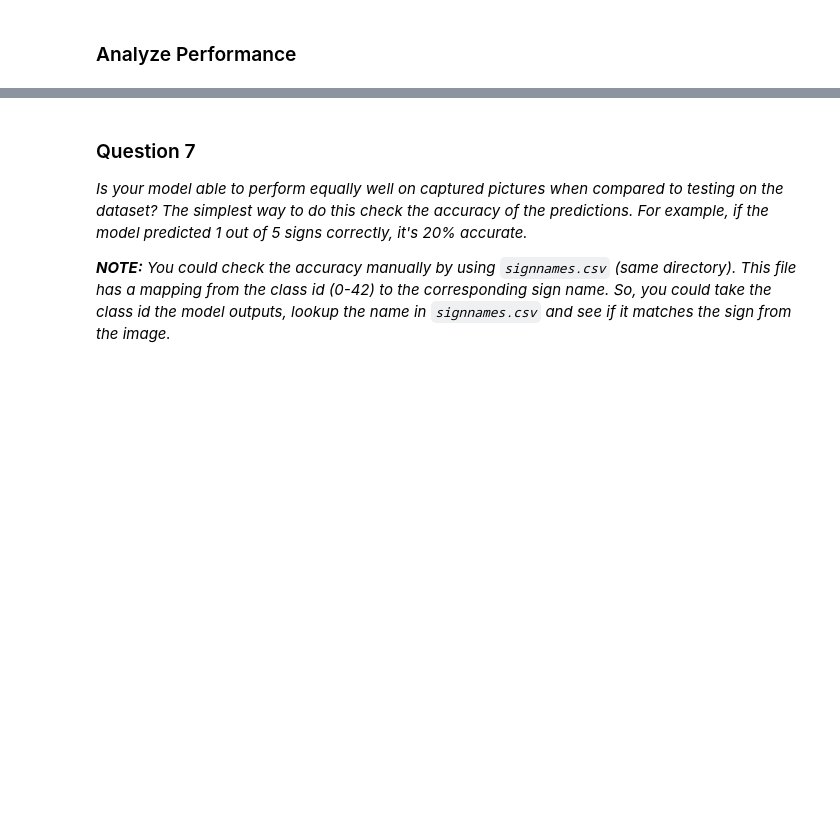
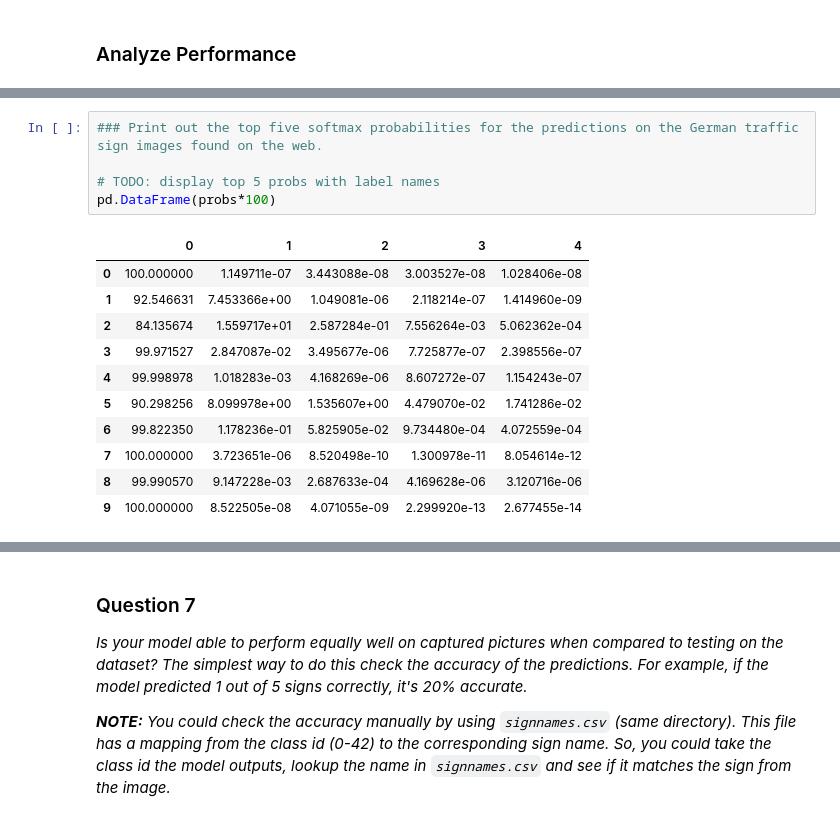
Before and after one commit to kcbighuge/CarND-Traffic-Sign-Classifier-Project-P2, a Jupyter notebook: Traffic_Sign_Classifier_v1.ipynb, the cells around one changed output, grey strips where cells are left out. Saved outputs shown, nothing was run; the diff lists cells and outputs as text; blank space fills up the shorter version.

```diff
--- a/Traffic_Sign_Classifier_v1.ipynb
+++ b/Traffic_Sign_Classifier_v1.ipynb
@@ -905 +911,18 @@ Many are bright or dark. Background image content/noise.
+# %%
+### Print out the top five softmax probabilities for the predictions on the German traffic sign images found on the web.
+
+# TODO: display top 5 probs with label names
+pd.DataFrame(probs*100)
+# %% [output]
+|  | 0 | 1 | 2 | 3 | 4 |
+| 0 | 100.000000 | 1.149711e-07 | 3.443088e-08 | 3.003527e-08 | 1.028406e-08 |
+| 1 | 92.546631 | 7.453366e+00 | 1.049081e-06 | 2.118214e-07 | 1.414960e-09 |
+| 2 | 84.135674 | 1.559717e+01 | 2.587284e-01 | 7.556264e-03 | 5.062362e-04 |
+| 3 | 99.971527 | 2.847087e-02 | 3.495677e-06 | 7.725877e-07 | 2.398556e-07 |
+| 4 | 99.998978 | 1.018283e-03 | 4.168269e-06 | 8.607272e-07 | 1.154243e-07 |
+| 5 | 90.298256 | 8.099978e+00 | 1.535607e+00 | 4.479070e-02 | 1.741286e-02 |
+| 6 | 99.822350 | 1.178236e-01 | 5.825905e-02 | 9.734480e-04 | 4.072559e-04 |
+| 7 | 100.000000 | 3.723651e-06 | 8.520498e-10 | 1.300978e-11 | 8.054614e-12 |
+| 8 | 99.990570 | 9.147228e-03 | 2.687633e-04 | 4.169628e-06 | 3.120716e-06 |
+| 9 | 100.000000 | 8.522505e-08 | 4.071055e-09 | 2.299920e-13 | 2.677455e-14 |
 # %%
```
Also changed, not shown: parts of 55 cells of this notebook.
